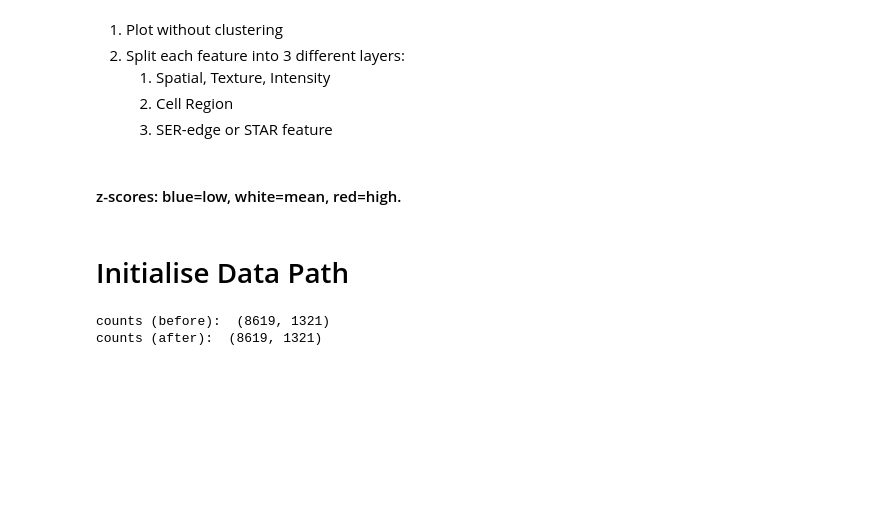
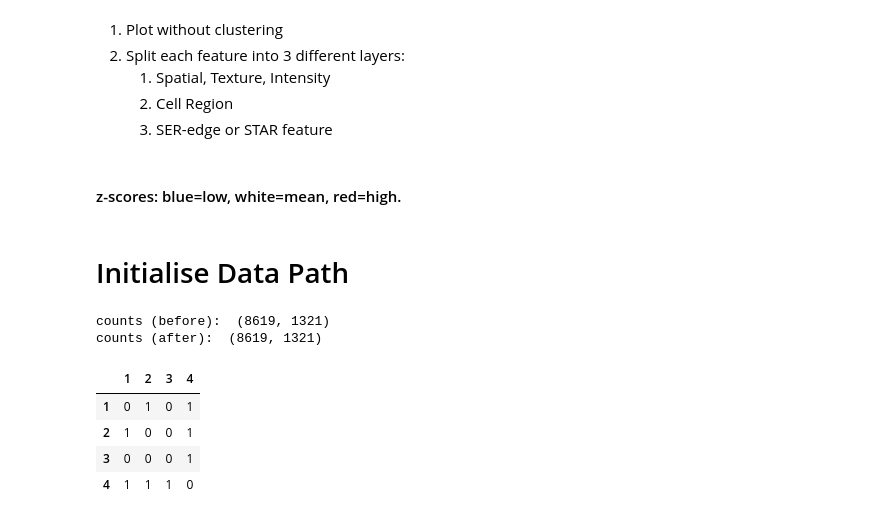
Before and after one commit to Rushik-Rsenal/NeuRA, a Jupyter notebook: 08_ml.ipynb, the cells around one changed output. Saved outputs shown, nothing was run; the diff lists cells and outputs as text; code cells hidden in the pictures; blank space fills up the shorter version.

```diff
--- a/08_ml.ipynb
+++ b/08_ml.ipynb
@@ -54,0 +58,13 @@ counts (after):  (8619, 1321)
+# %%
+adj_matrix = [[0, 1, 0, 1],
+ [1, 0, 0, 1],
+ [0, 0, 0, 1],
+ [1, 1, 1, 0]]
+
+pd.DataFrame(adj_matrix, columns=[1, 2, 3, 4], index=[1, 2, 3, 4])
+# %% [output]
+|  | 1 | 2 | 3 | 4 |
+| 1 | 0 | 1 | 0 | 1 |
+| 2 | 1 | 0 | 0 | 1 |
+| 3 | 0 | 0 | 0 | 1 |
+| 4 | 1 | 1 | 1 | 0 |
```
Also changed, not shown: parts of 2 cells of this notebook, 9 other files.
